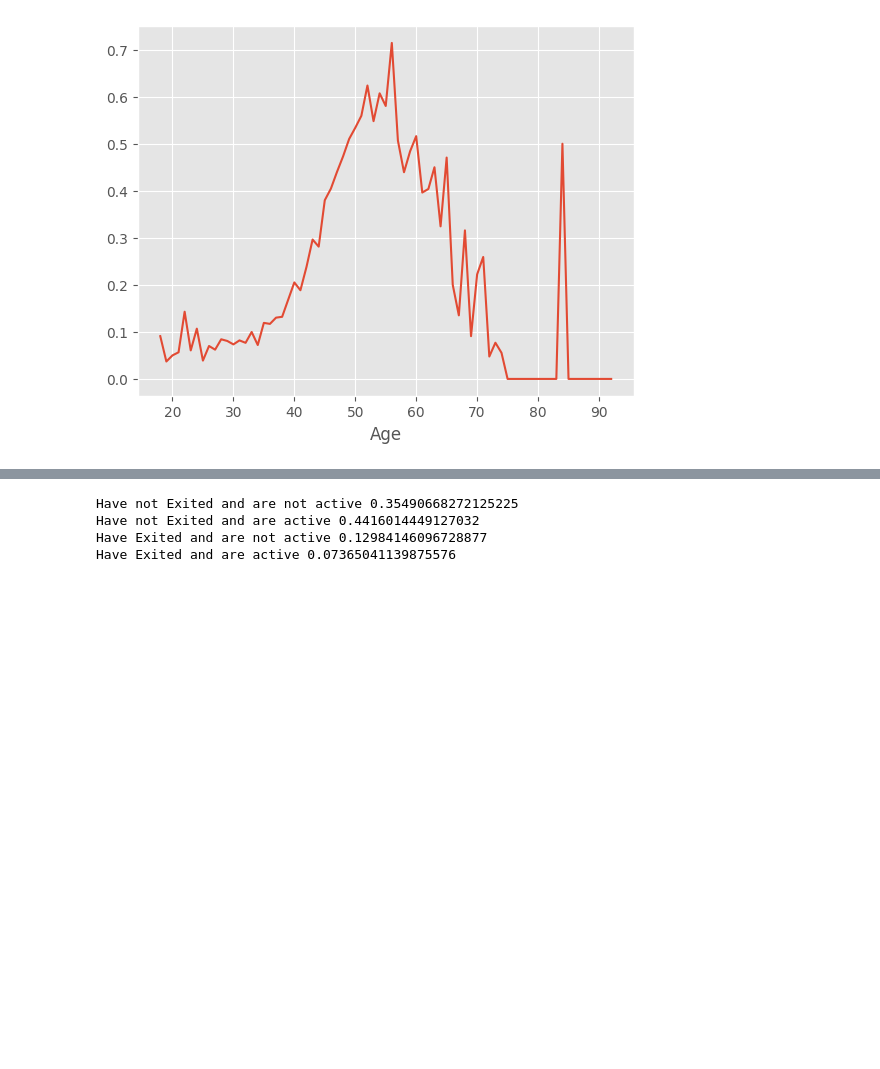
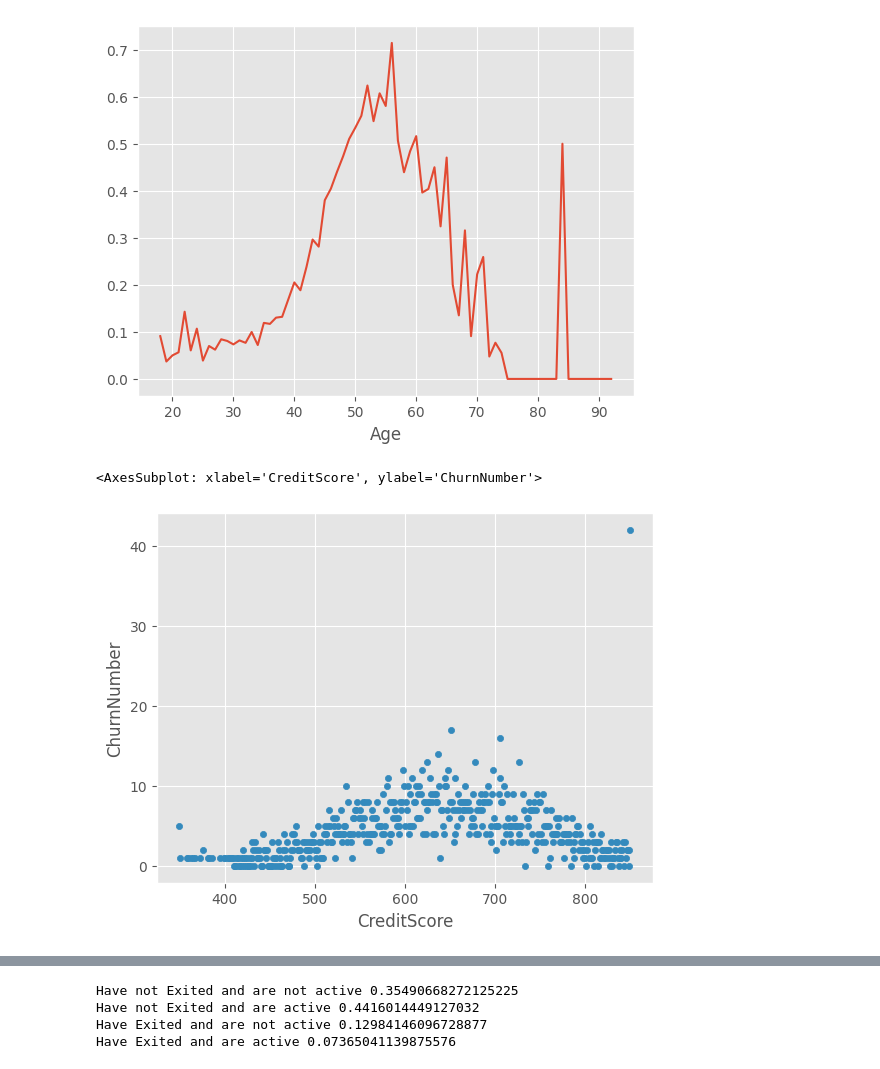
Before and after one commit to DhruvK0/TCG-Tech-Final-Project-2022, a Jupyter notebook: notebook_Mihir.ipynb, the cells around one changed output, grey strips where cells are left out. Drawn from its saved outputs; the diff is of its cells as text; code cells hidden in the pictures; blank space fills up the shorter version.

```diff
--- a/notebook_Mihir.ipynb
+++ b/notebook_Mihir.ipynb
@@ -81,6 +81,23 @@ answer_words.groupby("Age").sum()
 | 92 | 1458 | 4 | 247589.55 | 3.0 | 1 | 2 | 230000.82 | 0.0 |
 70 rows × 8 columns
 [figure]
+# %%
+#Percentage Churn by Credit Score
+Under = answer_words.groupby("CreditScore").count().get("Exited")
+Over = answer_words.groupby("CreditScore").sum().get("Exited")#.astype(np.int64)
+a = Over
+j = np.array([])
+j = a
+dat = pd.DataFrame().assign(ChurnNumber = j)
+dat = dat.reset_index()
+dat.plot(kind = "scatter", x = "CreditScore", y = "ChurnNumber")#, bins=np.arange(350,850, 10))
+
+#answer_words.groupby("CreditScore").sum()
+#dat
+#j.plot(kind = "line")
+# %% [output]
+<AxesSubplot: xlabel='CreditScore', ylabel='ChurnNumber'>
+[figure, added]
 # %%
 #Percentage Churn by Credit Score
 Under = answer_words.groupby("CreditScore").count().get("Exited")
```
Also changed, not shown: parts of 4 cells of this notebook.
